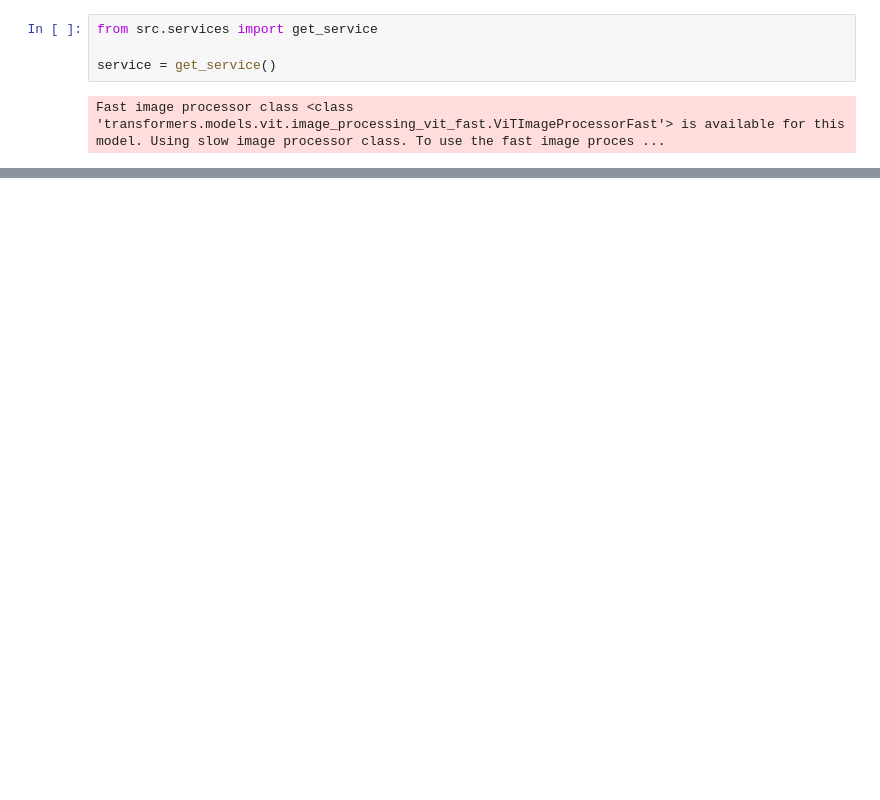
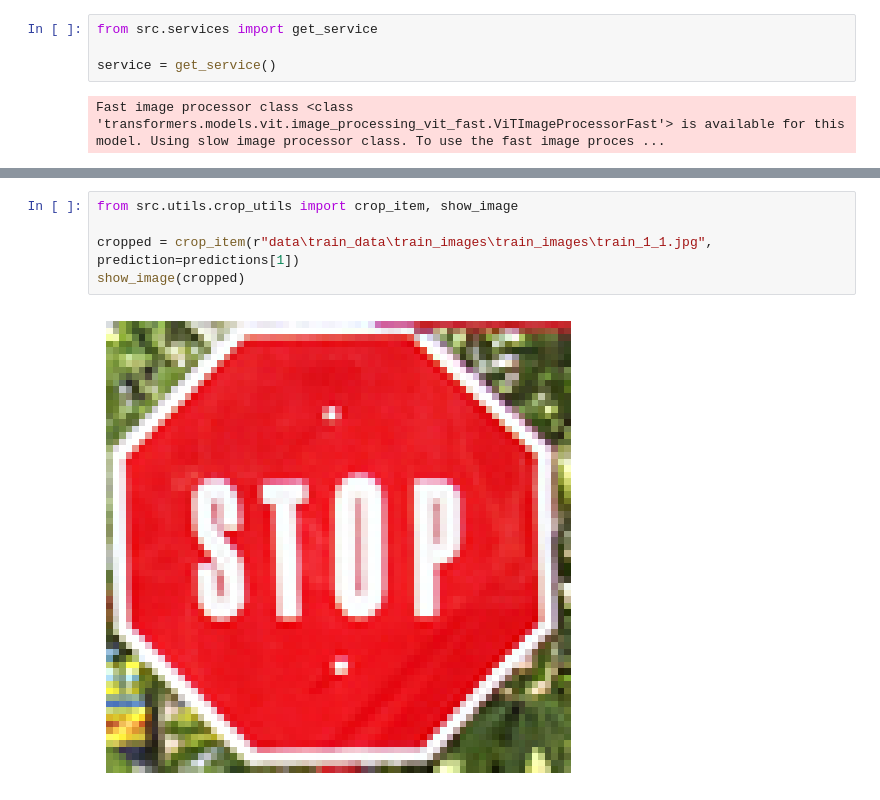
Before and after one commit to KiRzEa/VLSP_2025_SIGMA, a Jupyter notebook: notebooks/experiment_image_retrieval.ipynb, the cells around one changed output, grey strips where cells are left out. Drawn from its saved outputs; the diff is of its cells as text; blank space fills up the shorter version.

```diff
--- a/notebooks/experiment_image_retrieval.ipynb
+++ b/notebooks/experiment_image_retrieval.ipynb
@@ -167,0 +25,7 @@ service.image_retriever.search(image)
+# %%
+from src.utils.crop_utils import crop_item, show_image
+
+cropped = crop_item(r"data\train_data\train_images\train_images\train_1_1.jpg", prediction=predictions[1])
+show_image(cropped)
+# %% [output]
+[figure, added]
```
Also changed, not shown: parts of 10 cells of this notebook, 2 other files.
